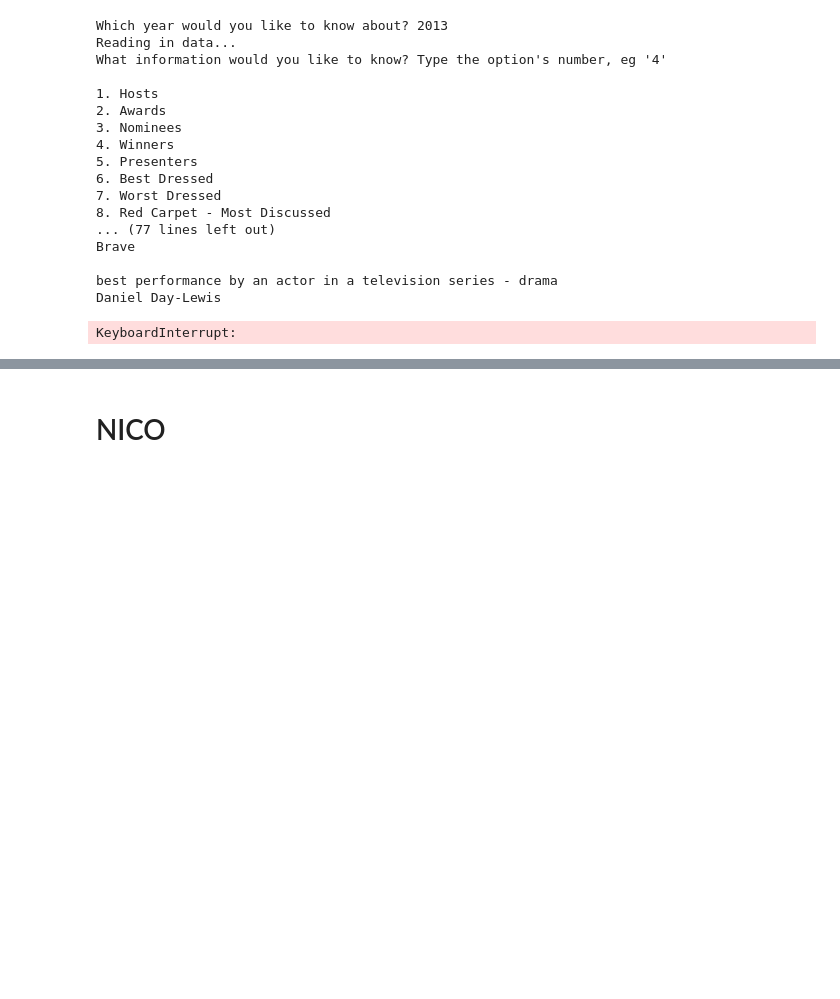
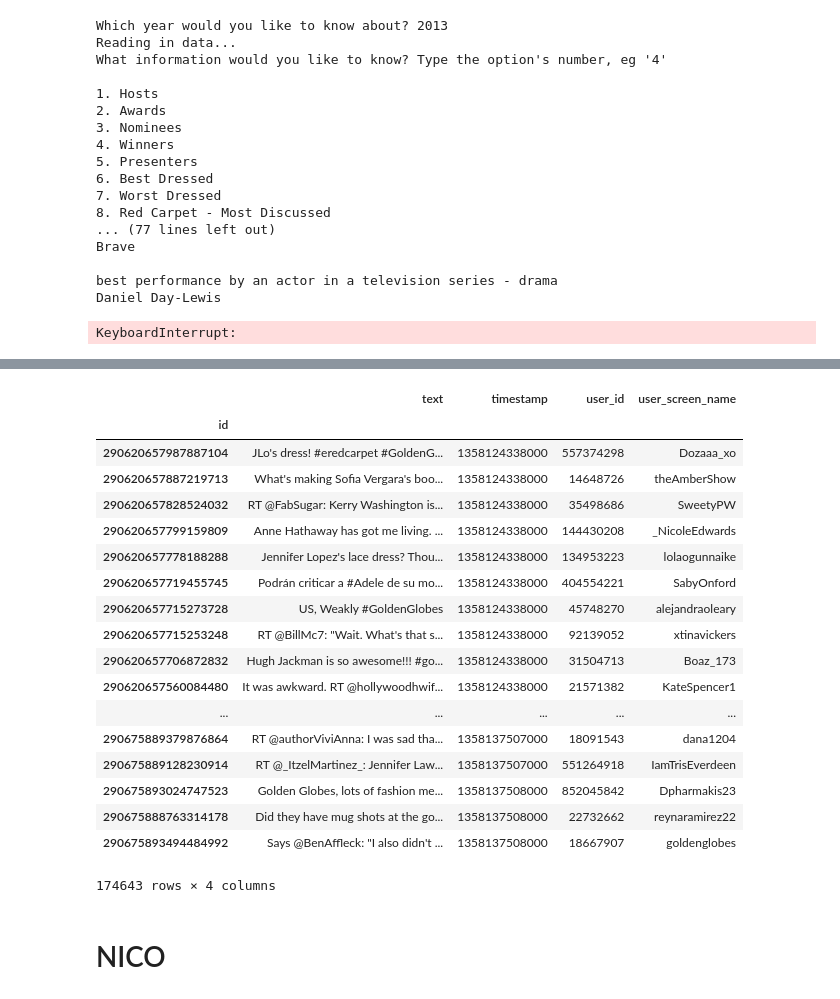
Before and after one commit to schao0531/337-Project1, a Jupyter notebook: NLP.ipynb, the cells around one changed output, grey strips where cells are left out. Saved outputs shown, nothing was run; the diff lists cells and outputs as text; code cells hidden in the pictures; blank space fills up the shorter version.

```diff
--- a/NLP.ipynb
+++ b/NLP.ipynb
@@ -513,3 +598,25 @@ def get_nominees(year):
+# %%
+table2013
+# %% [output]
+|  | text | timestamp | user_id | user_screen_name |
+| id |  |  |  |  |
+| 290620657987887104 | JLo's dress! #eredcarpet #GoldenG... | 1358124338000 | 557374298 | Dozaaa_xo |
+| 290620657887219713 | What's making Sofia Vergara's boo... | 1358124338000 | 14648726 | theAmberShow |
+| 290620657828524032 | RT @FabSugar: Kerry Washington is... | 1358124338000 | 35498686 | SweetyPW |
+| 290620657799159809 | Anne Hathaway has got me living. ... | 1358124338000 | 144430208 | _NicoleEdwards |
+| 290620657778188288 | Jennifer Lopez's lace dress? Thou... | 1358124338000 | 134953223 | lolaogunnaike |
+| 290620657719455745 | Podrán criticar a #Adele de su mo... | 1358124338000 | 404554221 | SabyOnford |
+| 290620657715273728 | US, Weakly #GoldenGlobes | 1358124338000 | 45748270 | alejandraoleary |
+| 290620657715253248 | RT @BillMc7: "Wait. What's that s... | 1358124338000 | 92139052 | xtinavickers |
+| 290620657706872832 | Hugh Jackman is so awesome!!! #go... | 1358124338000 | 31504713 | Boaz_173 |
+| 290620657560084480 | It was awkward. RT @hollywoodhwif... | 1358124338000 | 21571382 | KateSpencer1 |
+| ... | ... | ... | ... | ... |
+| 290675889379876864 | RT @authorViviAnna: I was sad tha... | 1358137507000 | 18091543 | dana1204 |
+| 290675889128230914 | RT @_ItzelMartinez_: Jennifer Law... | 1358137507000 | 551264918 | IamTrisEverdeen |
+| 290675893024747523 | Golden Globes, lots of fashion me... | 1358137508000 | 852045842 | Dpharmakis23 |
+| 290675888763314178 | Did they have mug shots at the go... | 1358137508000 | 22732662 | reynaramirez22 |
+| 290675893494484992 | Says @BenAffleck: "I also didn't ... | 1358137508000 | 18667907 | goldenglobes |
+174643 rows × 4 columns
 # %%
 import pandas as pd
 import json
```
Also changed, not shown: parts of 3 cells of this notebook, 1 other file.
